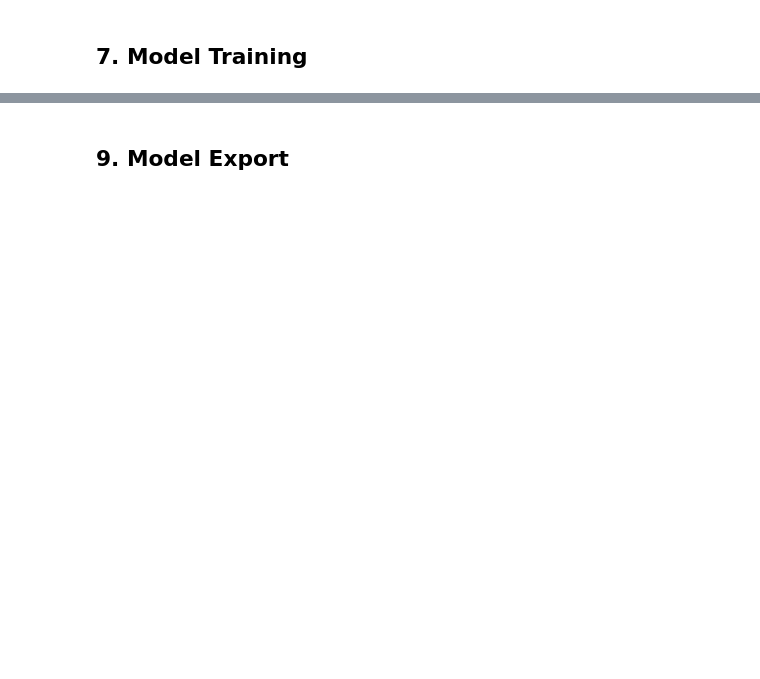
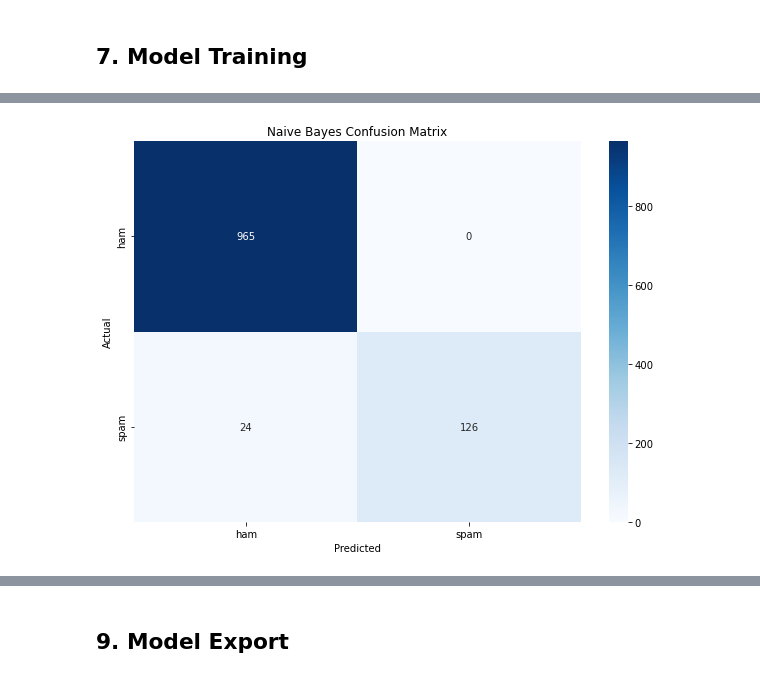
Before and after one commit to 7louu/spam-detection-nlp, a Jupyter notebook: notebooks/spam_detection_pipeline.ipynb, the cells around one changed output, grey strips where cells are left out. Cells and saved outputs as stored; diff of their text form; code cells hidden in the pictures; blank space fills up the shorter version.

Commit message:
feat: trained, tested, tuned  and exported the best model and tokenizer

```diff
--- a/notebooks/spam_detection_pipeline.ipynb
+++ b/notebooks/spam_detection_pipeline.ipynb
@@ -487,2 +530,7 @@ Top 10 Entities in HAM :
 # %% [markdown]
 ## 6. Feature Engineering
+# %%
+vectorizer = TfidfVectorizer(max_features=3000)
+X = vectorizer.fit_transform(df['processed_text']).toarray()
+y = df['label'].map({'ham': 0, 'spam': 1}).values
+print(X.shape, y.shape)
@@ -492,0 +541,4 @@ Top 10 Entities in HAM :
+# %%
+X_train, X_test, y_train, y_test = train_test_split(X, y, test_size=0.2, random_state=42)
+print(f"Training Data: {X_train.shape}")
+print(f"Testing Data: {X_test.shape}")
@@ -492,0 +550,7 @@ Top 10 Entities in HAM :
+# %%
+nb_model = MultinomialNB()
+nb_model.fit(X_train, y_train)
+y_pred = nb_model.predict(X_test)
+
+print(f"Classification report:\n {classification_report(y_test, y_pred)}")
+print(f"Accuracy: {accuracy_score(y_test, y_pred)}")
@@ -492,0 +569,10 @@ Top 10 Entities in HAM :
+# %%
+conf_mat = confusion_matrix(y_test, y_pred)
+plt.figure(figsize=(10,7))
+sns.heatmap(conf_mat, annot=True, fmt='d', cmap='Blues', xticklabels=['ham', 'spam'], yticklabels=['ham', 'spam'])
+plt.xlabel('Predicted')
+plt.ylabel('Actual')
+plt.title('Naive Bayes Confusion Matrix')
+plt.show()
+# %% [output]
+[figure, added]
```
Also changed, not shown: parts of 26 cells of this notebook, 2 other files.
